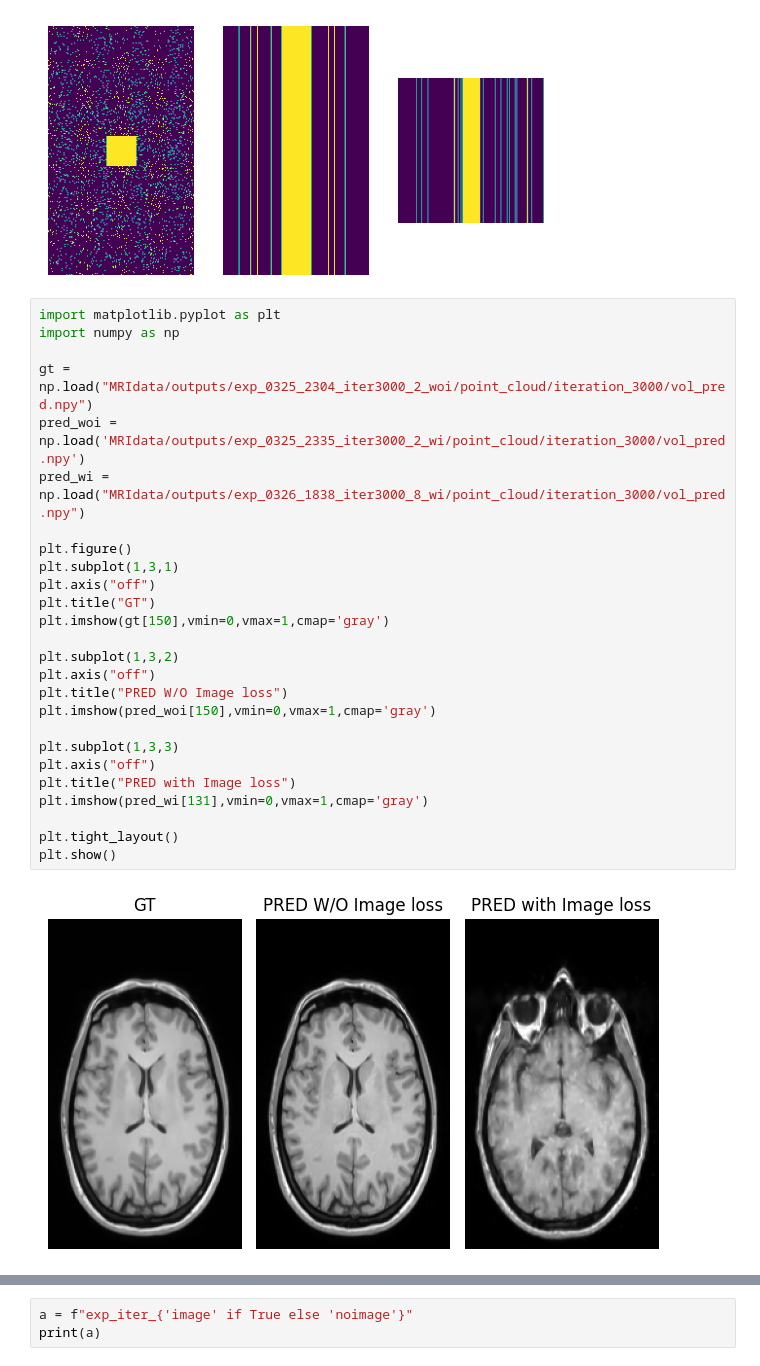
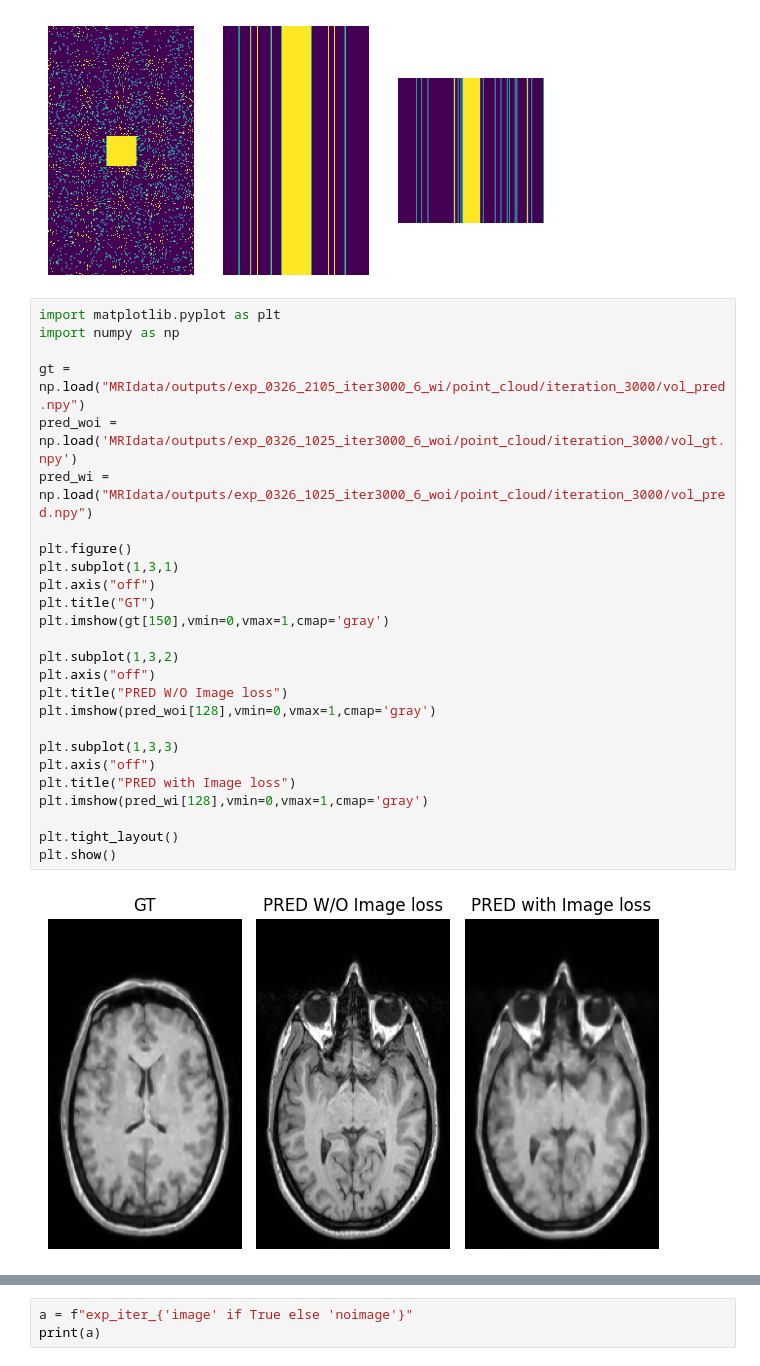
Before and after one commit to ccq0627/3DMRI-Reconstruction, a Jupyter notebook: test.ipynb, the cells around one changed output, grey strips where cells are left out. Cells and saved outputs as stored; diff of their text form.

```diff
--- a/test.ipynb
+++ b/test.ipynb
@@ -187,28 +277,28 @@ plt.imshow(mask[:,:,75])
 # %%
 import matplotlib.pyplot as plt
 import numpy as np
 
-gt = np.load("MRIdata/outputs/exp_0325_2304_iter3000_2_woi/point_cloud/iteration_3000/vol_pred.npy")
-pred_woi = np.load('MRIdata/outputs/exp_0325_2335_iter3000_2_wi/point_cloud/iteration_3000/vol_pred.npy')
-pred_wi = np.load("MRIdata/outputs/exp_0326_1838_iter3000_8_wi/point_cloud/iteration_3000/vol_pred.npy")
+gt = np.load("MRIdata/outputs/exp_0326_2105_iter3000_6_wi/point_cloud/iteration_3000/vol_pred.npy")
+pred_woi = np.load('MRIdata/outputs/exp_0326_1025_iter3000_6_woi/point_cloud/iteration_3000/vol_gt.npy')
+pred_wi = np.load("MRIdata/outputs/exp_0326_1025_iter3000_6_woi/point_cloud/iteration_3000/vol_pred.npy")
 
 plt.figure()
 plt.subplot(1,3,1)
 plt.axis("off")
 plt.title("GT")
 plt.imshow(gt[150],vmin=0,vmax=1,cmap='gray')
 
 plt.subplot(1,3,2)
 plt.axis("off")
 plt.title("PRED W/O Image loss")
-plt.imshow(pred_woi[150],vmin=0,vmax=1,cmap='gray')
+plt.imshow(pred_woi[128],vmin=0,vmax=1,cmap='gray')
 
 plt.subplot(1,3,3)
 plt.axis("off")
 plt.title("PRED with Image loss")
-plt.imshow(pred_wi[131],vmin=0,vmax=1,cmap='gray')
+plt.imshow(pred_wi[128],vmin=0,vmax=1,cmap='gray')
 
 plt.tight_layout()
 plt.show()
 # %% [output]
-[figure, old version]
+[figure, new version]
```
Also changed, not shown: parts of 4 cells of this notebook, 8 other files.
